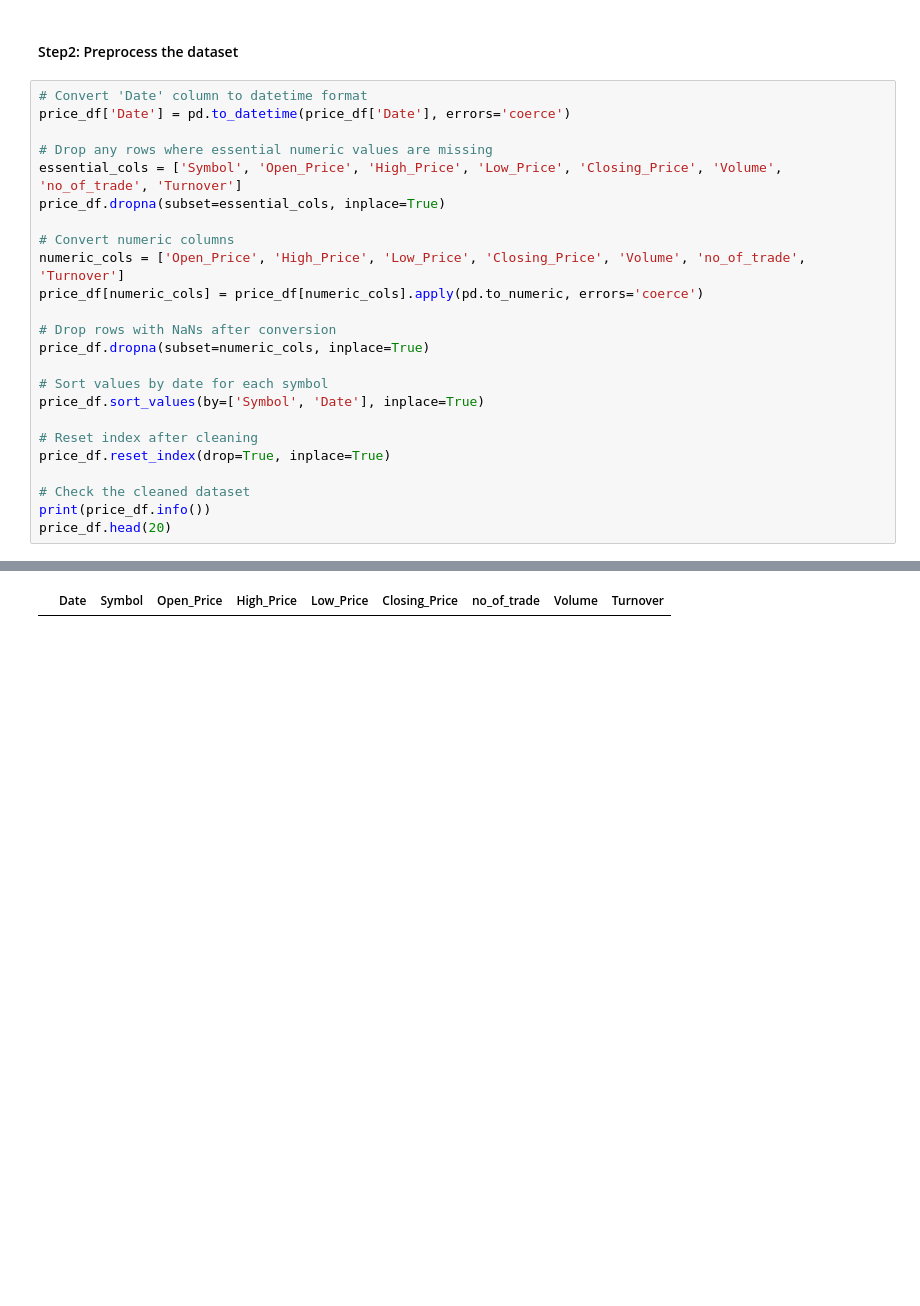
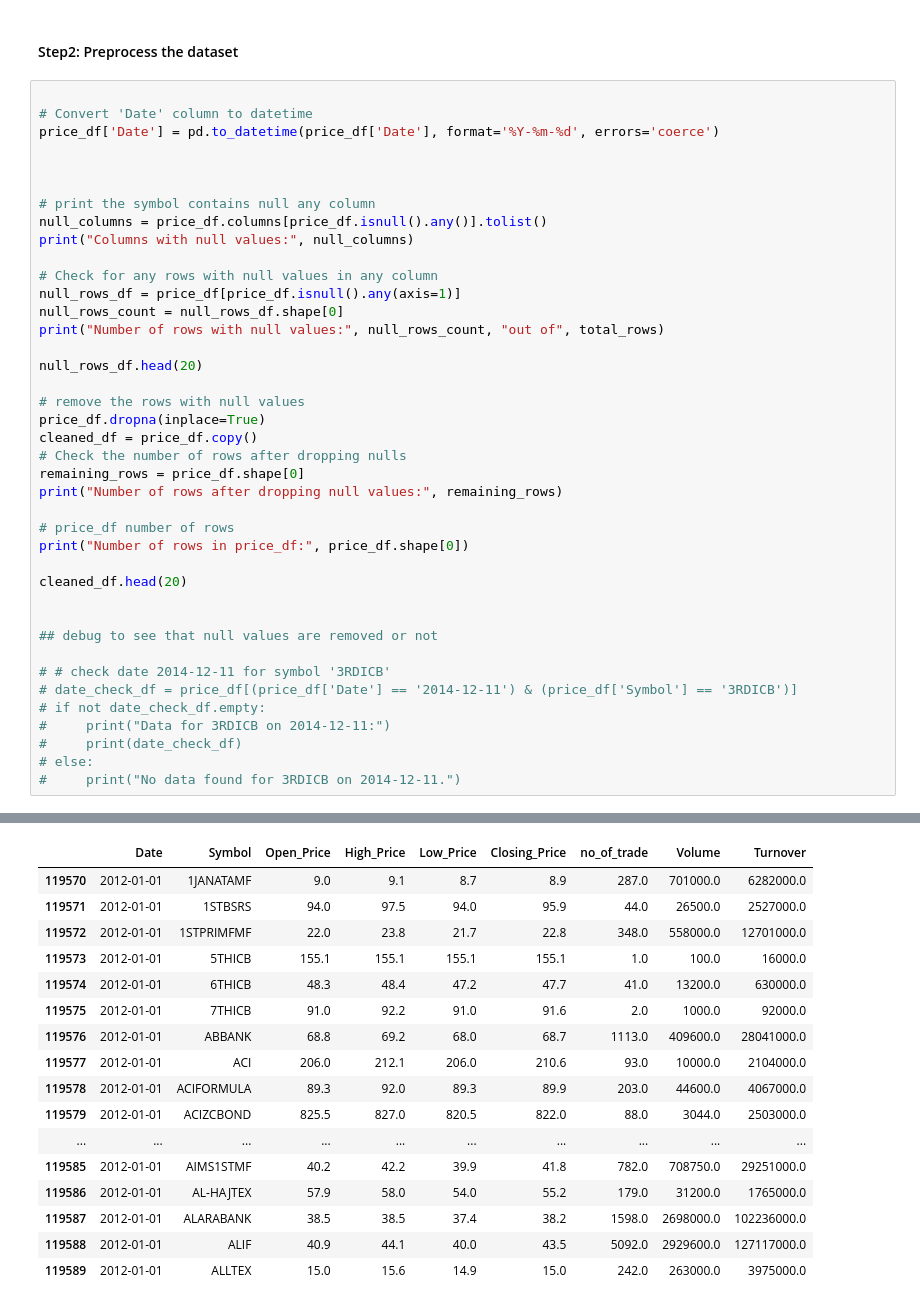
Before and after one commit to AsifZaman777/Stock-market-manipulation-detector, a Jupyter notebook: smmd.ipynb, the cells around one changed output, grey strips where cells are left out. Drawn from its saved outputs; the diff is of its cells as text; blank space fills up the shorter version.

Commit message:
Pre process the dataset

```diff
--- a/smmd.ipynb
+++ b/smmd.ipynb
@@ -54,27 +41,43 @@ price_df.head(50)
 # %% [markdown]
 #### Step2: Preprocess the dataset
 # %%
-# Convert 'Date' column to datetime format
-price_df['Date'] = pd.to_datetime(price_df['Date'], errors='coerce')
 
-# Drop any rows where essential numeric values are missing
-essential_cols = ['Symbol', 'Open_Price', 'High_Price', 'Low_Price', 'Closing_Price', 'Volume', 'no_of_trade', 'Turnover']
-price_df.dropna(subset=essential_cols, inplace=True)
+# Convert 'Date' column to datetime
+price_df['Date'] = pd.to_datetime(price_df['Date'], format='%Y-%m-%d', errors='coerce')
 
-# Convert numeric columns
-numeric_cols = ['Open_Price', 'High_Price', 'Low_Price', 'Closing_Price', 'Volume', 'no_of_trade', 'Turnover']
-price_df[numeric_cols] = price_df[numeric_cols].apply(pd.to_numeric, errors='coerce')
 
-# Drop rows with NaNs after conversion
-price_df.dropna(subset=numeric_cols, inplace=True)
 
-# Sort values by date for each symbol
-price_df.sort_values(by=['Symbol', 'Date'], inplace=True)
+# print the symbol contains null any column
+null_columns = price_df.columns[price_df.isnull().any()].tolist()
+print("Columns with null values:", null_columns)
 
-# Reset index after cleaning
-price_df.reset_index(drop=True, inplace=True)
+# Check for any rows with null values in any column
+null_rows_df = price_df[price_df.isnull().any(axis=1)]
+null_rows_count = null_rows_df.shape[0]
+print("Number of rows with null values:", null_rows_count, "out of", total_rows)
 
-# Check the cleaned dataset
-print(price_df.info())
-price_df.head(20)
+null_rows_df.head(20)
+
+# remove the rows with null values
+price_df.dropna(inplace=True)
+cleaned_df = price_df.copy()
+# Check the number of rows after dropping nulls
+remaining_rows = price_df.shape[0]
+print("Number of rows after dropping null values:", remaining_rows)
+
+# price_df number of rows
+print("Number of rows in price_df:", price_df.shape[0])
+
+cleaned_df.head(20)
+
+
+## debug to see that null values are removed or not
+
+# # check date 2014-12-11 for symbol '3RDICB'
+# date_check_df = price_df[(price_df['Date'] == '2014-12-11') & (price_df['Symbol'] == '3RDICB')]
+# if not date_check_df.empty:
+#     print("Data for 3RDICB on 2014-12-11:")
+#     print(date_check_df)
+# else:
+#     print("No data found for 3RDICB on 2014-12-11.")
 # %% [output]
@@ -98 +88,17 @@ None
 |  | Date | Symbol | Open_Price | High_Price | Low_Price | Closing_Price | no_of_trade | Volume | Turnover |
+| 119570 | 2012-01-01 | 1JANATAMF | 9.0 | 9.1 | 8.7 | 8.9 | 287.0 | 701000.0 | 6282000.0 |
+| 119571 | 2012-01-01 | 1STBSRS | 94.0 | 97.5 | 94.0 | 95.9 | 44.0 | 26500.0 | 2527000.0 |
+| 119572 | 2012-01-01 | 1STPRIMFMF | 22.0 | 23.8 | 21.7 | 22.8 | 348.0 | 558000.0 | 12701000.0 |
+| 119573 | 2012-01-01 | 5THICB | 155.1 | 155.1 | 155.1 | 155.1 | 1.0 | 100.0 | 16000.0 |
+| 119574 | 2012-01-01 | 6THICB | 48.3 | 48.4 | 47.2 | 47.7 | 41.0 | 13200.0 | 630000.0 |
+| 119575 | 2012-01-01 | 7THICB | 91.0 | 92.2 | 91.0 | 91.6 | 2.0 | 1000.0 | 92000.0 |
+| 119576 | 2012-01-01 | ABBANK | 68.8 | 69.2 | 68.0 | 68.7 | 1113.0 | 409600.0 | 28041000.0 |
+| 119577 | 2012-01-01 | ACI | 206.0 | 212.1 | 206.0 | 210.6 | 93.0 | 10000.0 | 2104000.0 |
+| 119578 | 2012-01-01 | ACIFORMULA | 89.3 | 92.0 | 89.3 | 89.9 | 203.0 | 44600.0 | 4067000.0 |
+| 119579 | 2012-01-01 | ACIZCBOND | 825.5 | 827.0 | 820.5 | 822.0 | 88.0 | 3044.0 | 2503000.0 |
+| ... | ... | ... | ... | ... | ... | ... | ... | ... | ... |
+| 119585 | 2012-01-01 | AIMS1STMF | 40.2 | 42.2 | 39.9 | 41.8 | 782.0 | 708750.0 | 29251000.0 |
+| 119586 | 2012-01-01 | AL-HAJTEX | 57.9 | 58.0 | 54.0 | 55.2 | 179.0 | 31200.0 | 1765000.0 |
+| 119587 | 2012-01-01 | ALARABANK | 38.5 | 38.5 | 37.4 | 38.2 | 1598.0 | 2698000.0 | 102236000.0 |
+| 119588 | 2012-01-01 | ALIF | 40.9 | 44.1 | 40.0 | 43.5 | 5092.0 | 2929600.0 | 127117000.0 |
+| 119589 | 2012-01-01 | ALLTEX | 15.0 | 15.6 | 14.9 | 15.0 | 242.0 | 263000.0 | 3975000.0 |
```
Also changed, not shown: parts of 3 cells of this notebook.
